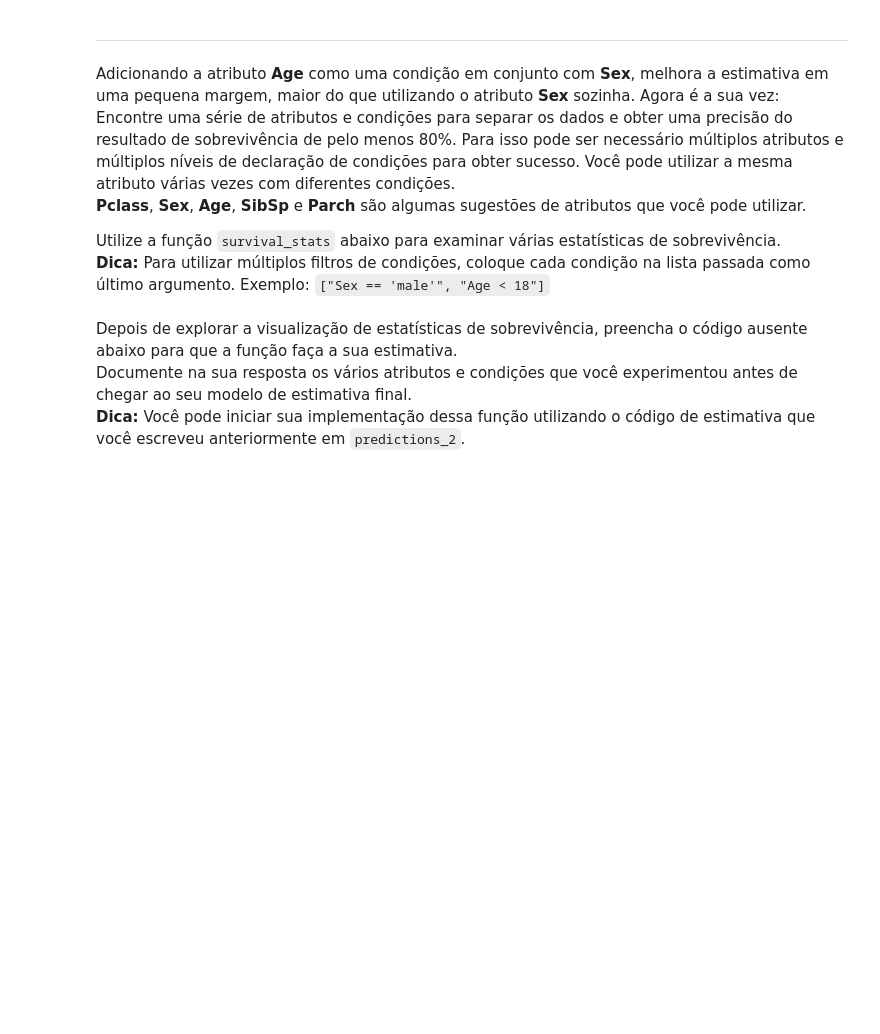
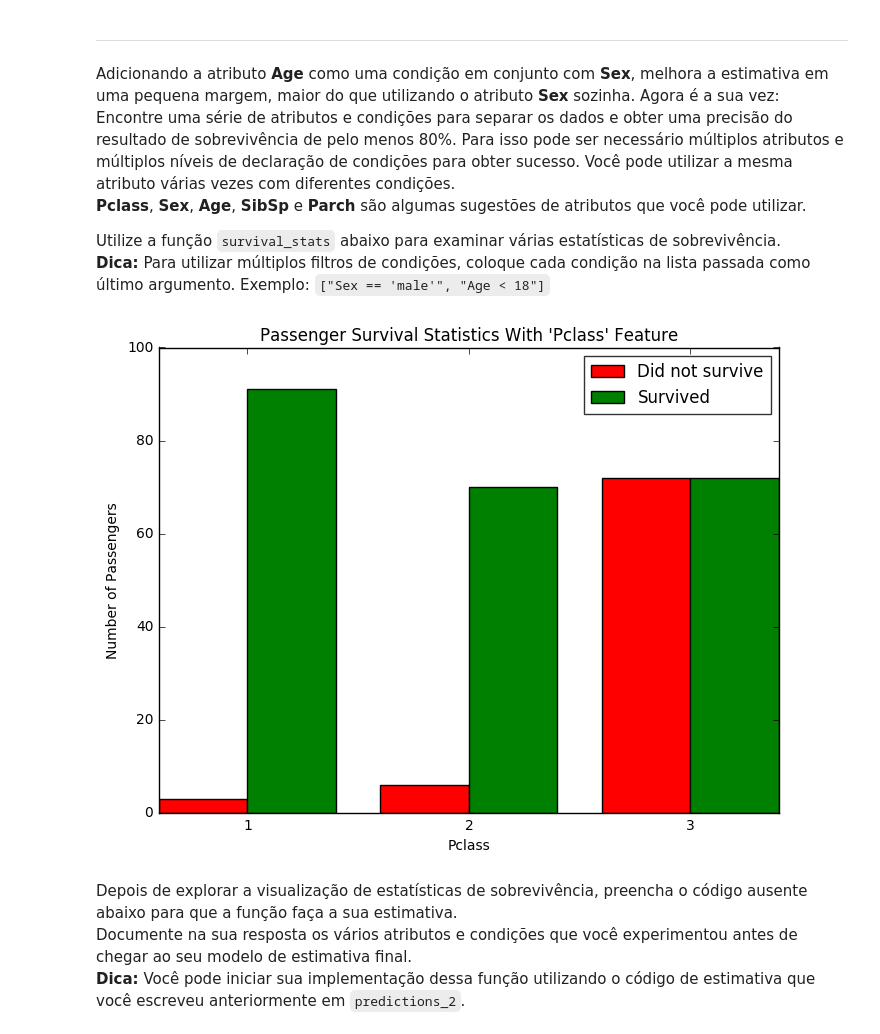
Before and after one commit to elisamussumeci/nanodegree_ml, a Jupyter notebook: titanic_survival_exploration/Titanic_Survival_Exploration_PT.ipynb, the cells around one changed output. Drawn from its saved outputs; the diff is of its cells as text; code cells hidden in the pictures; blank space fills up the shorter version.

```diff
--- a/titanic_survival_exploration/Titanic_Survival_Exploration_PT.ipynb
+++ b/titanic_survival_exploration/Titanic_Survival_Exploration_PT.ipynb
@@ -179,7 +208,9 @@ Adicionando a atributo **Age** como uma condição em conjunto com **Sex**, melh
 Utilize a função `survival_stats` abaixo para examinar várias estatísticas de sobrevivência.
 **Dica:** Para utilizar múltiplos filtros de condições, coloque cada condição na lista passada como último argumento. Exemplo: `["Sex == 'male'", "Age < 18"]`
 # %%
-survival_stats(data, outcomes, 'Age', ["Sex == 'male'", "Age < 18"])
+survival_stats(data, outcomes, 'Pclass', ["Sex == 'female'"])
+# %% [output]
+[figure, added]
 # %% [markdown]
 Depois de explorar a visualização de estatísticas de sobrevivência, preencha o código ausente abaixo para que a função faça a sua estimativa.
 Documente na sua resposta os vários atributos e condições que você experimentou antes de chegar ao seu modelo de estimativa final.
```
Also changed, not shown: parts of 22 cells of this notebook.
